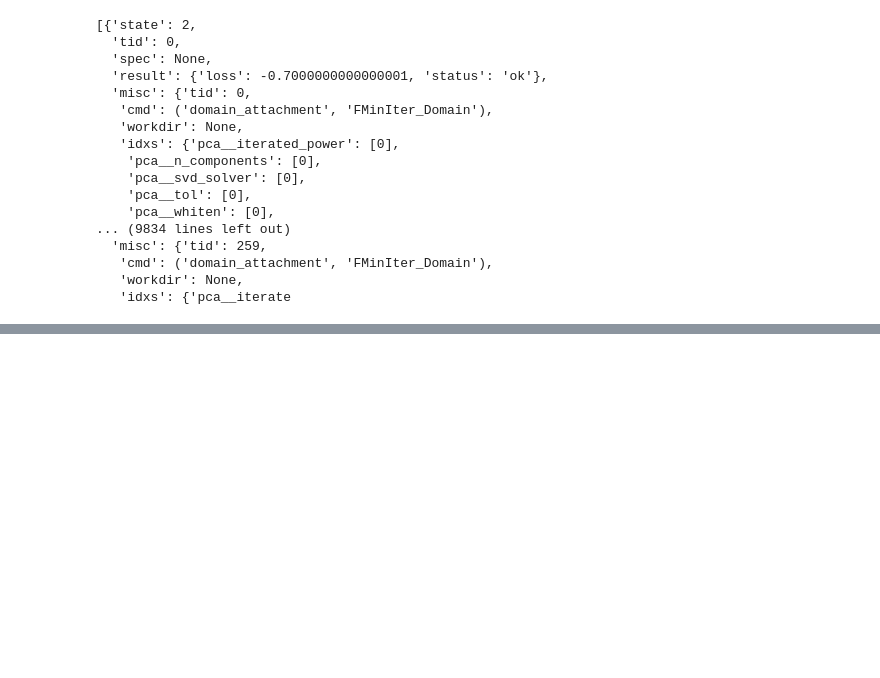
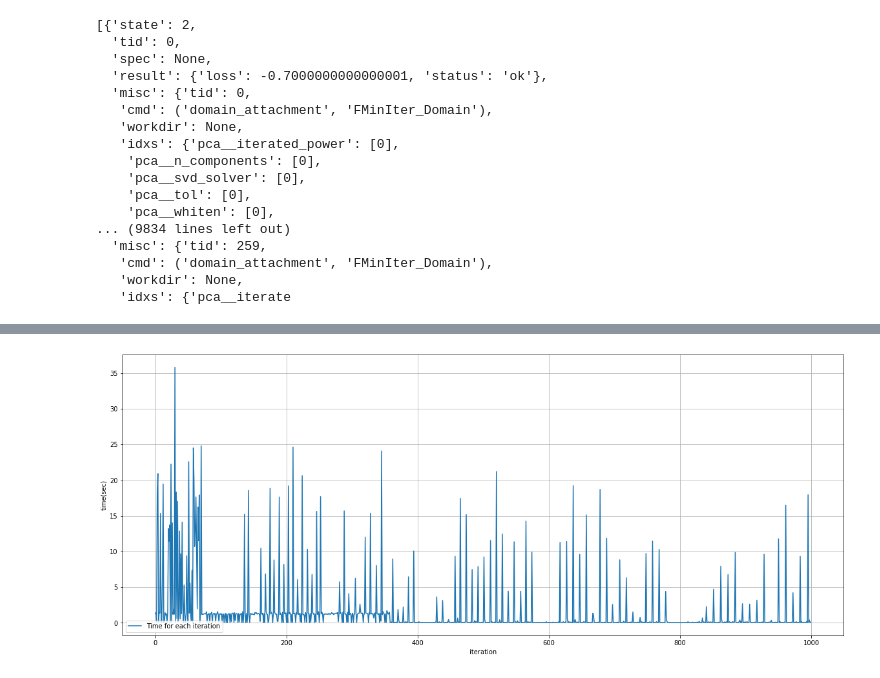
Before and after one commit to Milad-abbaszadeh/hyperopt, a Jupyter notebook: ipythons/experiment_result.ipynb, the cells around one changed output, grey strips where cells are left out. Saved outputs shown, nothing was run; the diff lists cells and outputs as text; code cells hidden in the pictures; blank space fills up the shorter version.

```diff
--- a/ipythons/experiment_result.ipynb
+++ b/ipythons/experiment_result.ipynb
@@ -109,6 +110,32 @@ def step_step_chart(trial,start,end,plot_label,xlabel,ylabel,trial2,start2,end2,
     plt.ylabel('{}'.format(ylabel))
     plt.legend(loc=3)
     plt.show()
+# %%
+
+def time_tracker(trial):
+    mydata = trial.trials
+    time_keeper=[]
+    for i in range(len(mydata)):
+#         print(mydata[0]['book_time'])
+#         print(mydata[0]['refresh_time'])
+
+        start = mydata[i]['book_time']
+        end = mydata[i]['refresh_time']
+        elapsedTime = end - start
+        time_keeper.append(timedelta.total_seconds(elapsedTime))
+    return time_keeper
+
+
+def time_plot(time_list,plot_label,xlabel,ylabel):
+    fig_size = plt.rcParams["figure.figsize"]
+    fig_size[0] = 20
+    fig_size[1] = 8
+    plt.plot(time_list, label='{}'.format(plot_label))
+    plt.grid(True)
+    plt.xlabel('{}'.format(xlabel))
+    plt.ylabel('{}'.format(ylabel))
+    plt.legend(loc=3)
+    plt.show()
 # %%
 step_step_chart(trials_baseline_1000,0,1000,'trials_baseline_1000','number of budget','lossses',
                trials_baseline_2000,1000,2000,'trials_baseline_2000')
@@ -201,0 +244,5 @@ trials_baseline_1000.trials
+# %%
+time = time_tracker(trials_bigsearchspace_1000)
+time_plot(time,'Time for each iteration','iteration','time(sec)')
+# %% [output]
+[figure, added]
```
Also changed, not shown: parts of 21 cells of this notebook, 2 other files.
